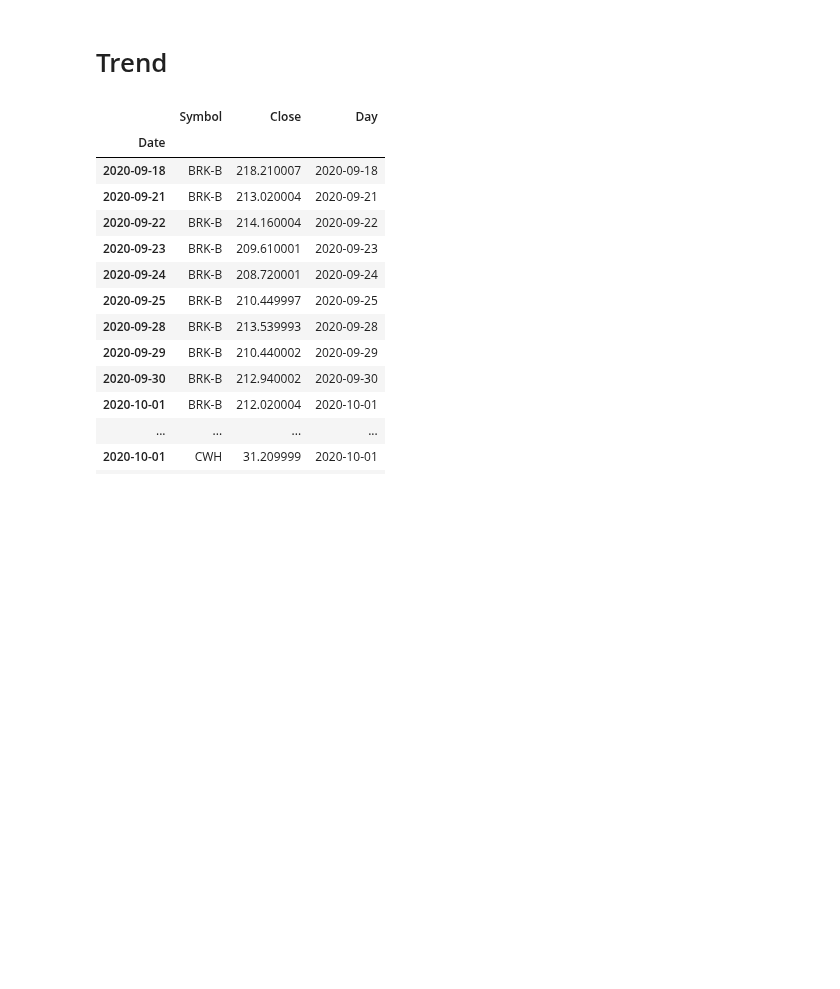
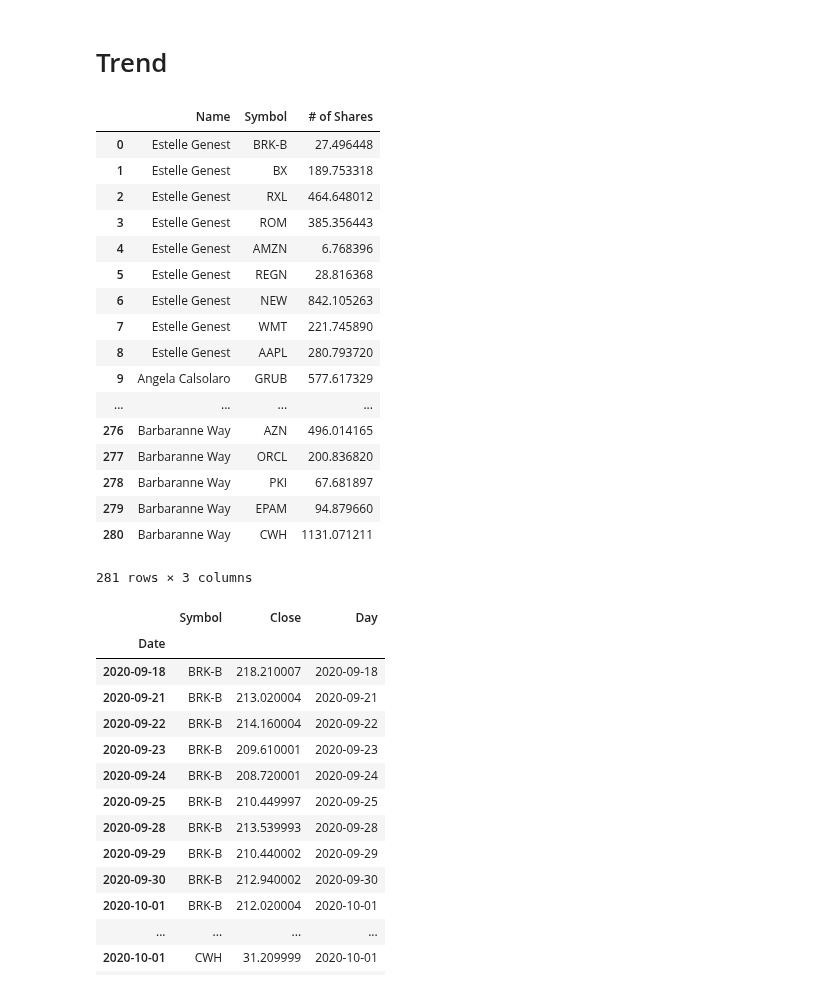
Before and after one commit to bkreis84/Portfolio-Challenge2, a Jupyter notebook: Portfolio Challenge 2020.ipynb, the cells around one changed output. Cells and saved outputs as stored; diff of their text form; code cells hidden in the pictures; blank space fills up the shorter version.

```diff
--- a/Portfolio Challenge 2020.ipynb
+++ b/Portfolio Challenge 2020.ipynb
@@ -224,6 +227,27 @@ best_stocks.to_csv("stock ranking.csv")
 # %%
 #Pull Only necessary columns
 combined = combined.loc[:, ['Name', 'Symbol', '# of Shares']]
+# %%
+combined
+# %% [output]
+|  | Name | Symbol | # of Shares |
+| 0 | Estelle Genest | BRK-B | 27.496448 |
+| 1 | Estelle Genest | BX | 189.753318 |
+| 2 | Estelle Genest | RXL | 464.648012 |
+| 3 | Estelle Genest | ROM | 385.356443 |
+| 4 | Estelle Genest | AMZN | 6.768396 |
+| 5 | Estelle Genest | REGN | 28.816368 |
+| 6 | Estelle Genest | NEW | 842.105263 |
+| 7 | Estelle Genest | WMT | 221.745890 |
+| 8 | Estelle Genest | AAPL | 280.793720 |
+| 9 | Angela Calsolaro | GRUB | 577.617329 |
+| ... | ... | ... | ... |
+| 276 | Barbaranne Way | AZN | 496.014165 |
+| 277 | Barbaranne Way | ORCL | 200.836820 |
+| 278 | Barbaranne Way | PKI | 67.681897 |
+| 279 | Barbaranne Way | EPAM | 94.879660 |
+| 280 | Barbaranne Way | CWH | 1131.071211 |
+281 rows × 3 columns
 # %%
 Price_History = stockData(symbols, '2020-09-18', '2020-10-07')
 # %%
```
Also changed, not shown: parts of 4 cells of this notebook, 1 other file.
